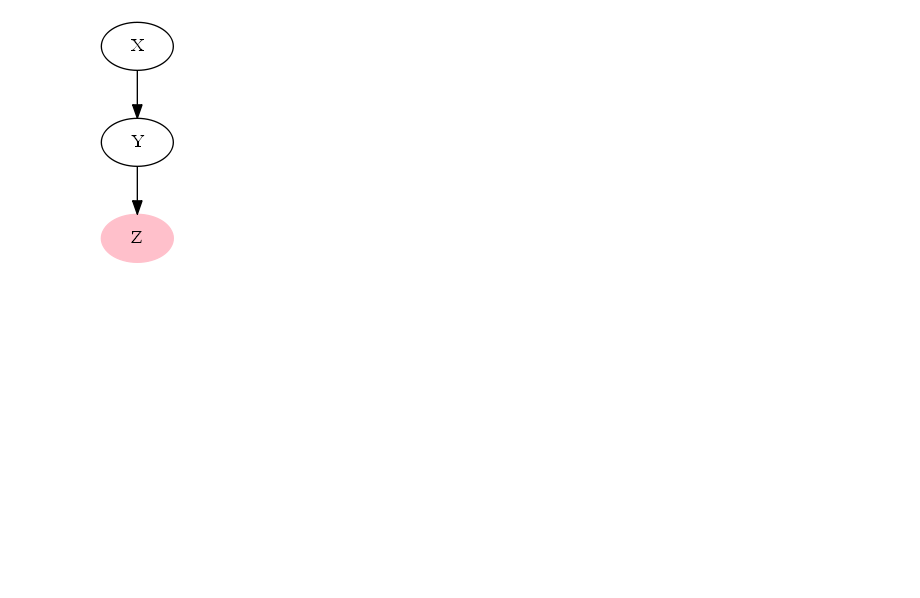
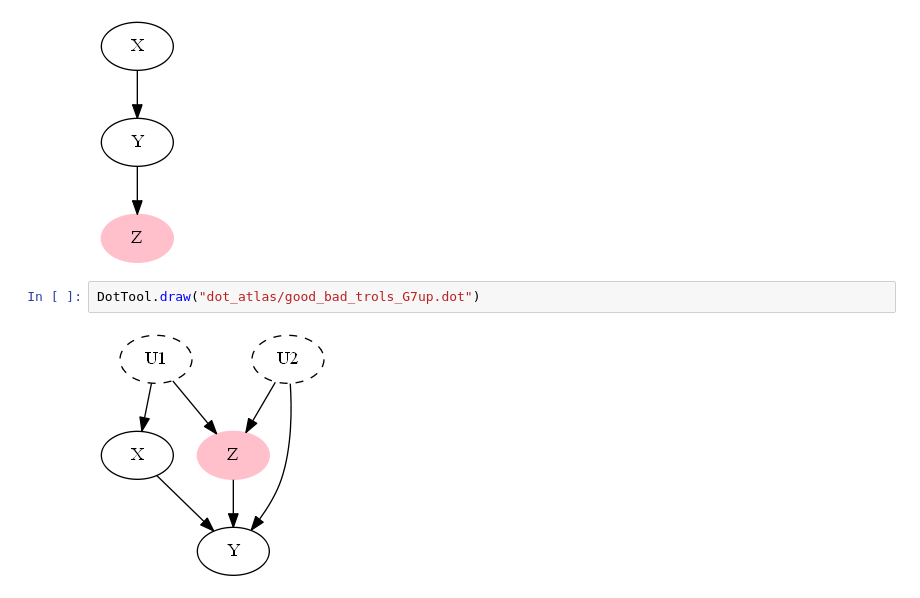
Before and after one commit to rrtucci/JudeasRx, a Jupyter notebook: jupyter_notebooks/good_bad_trols_drawing.ipynb, the cells around one changed output. Cells and saved outputs as stored; diff of their text form; blank space fills up the shorter version.

Commit message:
added G7up good-bad-controls

```diff
--- a/jupyter_notebooks/good_bad_trols_drawing.ipynb
+++ b/jupyter_notebooks/good_bad_trols_drawing.ipynb
@@ -103,3 +102,7 @@ DotTool.draw("dot_atlas/good_bad_trols_G17.dot")
 DotTool.draw("dot_atlas/good_bad_trols_G18.dot")
 # %% [output]
 [figure]
+# %%
+DotTool.draw("dot_atlas/good_bad_trols_G7up.dot")
+# %% [output]
+[figure, added]
```
Also changed, not shown: parts of 1 cell of this notebook, 4 other files.
